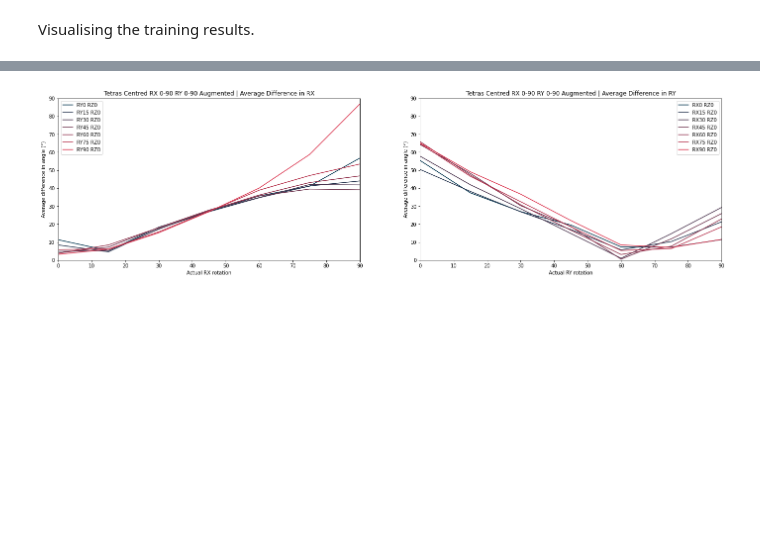
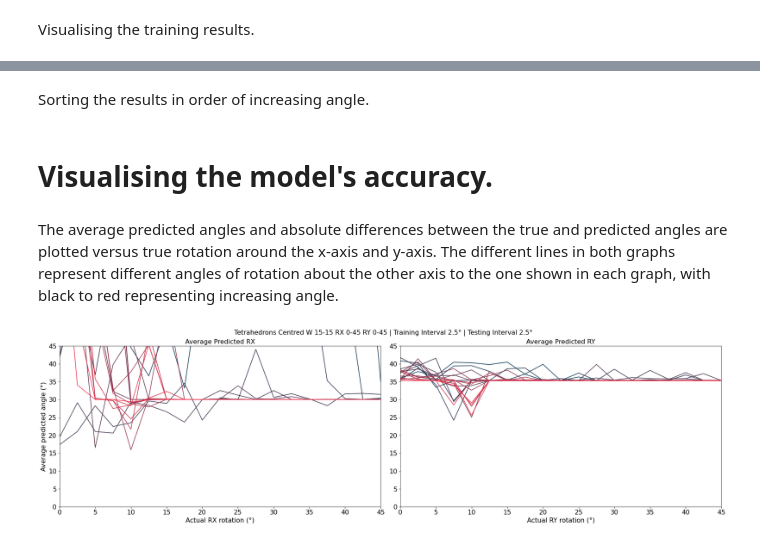
Before and after one commit to javidahmed64592/Y4-Nanoparticles-Project, a Jupyter notebook: RegressionNanoparticles.ipynb, the cells around one changed output, grey strips where cells are left out. Cells and saved outputs as stored; diff of their text form; code cells hidden in the pictures; blank space fills up the shorter version.

Commit message:
Changed how predictions are handled

```diff
--- a/RegressionNanoparticles.ipynb
+++ b/RegressionNanoparticles.ipynb
@@ -168,10 +184,11 @@ The model is created and compiled using mean squared error for the loss.
 model = get_model(train_labels.shape[1])
 model._name = "Nanoparticle_Regression"
 
-opt = SGD(learning_rate=0.00001)
-model.compile(optimizer='adam',
+opt = SGD(learning_rate=7e-04)
+model.compile(optimizer=opt,
               loss='mse',
-              metrics=['accuracy'])
+              metrics=['accuracy']
+)
 
 model.summary()
 # %% [output]
@@ -197,10 +214,11 @@ _________________________________________________________________
 # %% [markdown]
 The model is trained for 100 epochs.
 # %%
-epochs = 50
+epochs = 100
+
 history = model.fit(
   train_dataset,
   validation_data=valid_dataset,
-  epochs=epochs,
+  epochs=epochs
 )
 # %% [output]
@@ -286,2 +279,0 @@ def predict_image(prediction, img_name):
-# %%
-predictions = model.predict(test_dataset)
@@ -402,0 +450,2 @@ The average difference for each orientation is plotted to visualise how the accu
+# %% [markdown]
+Sorting the results in order of increasing angle.
@@ -403,29 +487,48 @@ The average difference for each orientation is plotted to visualise how the accu
+# %%
+ordered_rots_x, ordered_avg_pred_x, ordered_avg_dif_x = sort_and_reshape_array(true_rotations, avg_pred_rotations, avg_dif_rotations, [0, 1])
+ordered_rots_y, ordered_avg_pred_y, ordered_avg_dif_y = sort_and_reshape_array(true_rotations, avg_pred_rotations, avg_dif_rotations, [1, 0])
+# %% [markdown]
+# Visualising the model's accuracy.
+# %% [markdown]
+The average predicted angles and absolute differences between the true and predicted angles are plotted versus true rotation around the x-axis and y-axis. The different lines in both graphs represent different angles of rotation about the other axis to the one shown in each graph, with black to red representing increasing angle.
 # %%
-plt.figure(figsize=(24, 6))
+fig_pred = plt.figure(figsize=(24, 7))
+
 plt.subplot(121)
 
-for index in range(drx_mean.shape[0]):
-  plt.plot(tr_sortx[index][:,0], drx_mean[index], c=(index / x_count, 0.2, 0.3), label="RY%s RZ%s" % (tr_sortx[index][0][1], tr_sortx[index][0][2]))
+for index in range(ordered_rots_x.shape[0]):
+  actual_rotation = ordered_rots_x[index][:,0]
+  rotation_pred = ordered_avg_pred_x[index][:,0]
+  plt.plot(actual_rotation, rotation_pred, c=(index / ordered_rots_x.shape[0], 0.2, 0.3), label='RY%s RZ%s' % (ordered_rots_x[index][0][1], ordered_rots_x[index][0][2]))
 
-plt.xlabel("Actual RX rotation")
-plt.ylabel("Average difference in angle (°)")
+plt.xlabel("Actual RX rotation (°)", fontsize=16)
+plt.ylabel("Average predicted angle (°)", fontsize=16)
 plt.xlim([rx_min, rx_max])
-plt.ylim([0, np.max([rx_max - rx_min, ry_max - ry_min])])
-plt.title("%s | Average Difference in RX" % folder_name)
-plt.legend()
+plt.ylim([0, 45])
+plt.title("Average Predicted RX", fontsize=16)
+plt.xticks(fontsize=16)
+plt.yticks(fontsize=16)
+#plt.legend(loc='best', fontsize=14)
 
 plt.subplot(122)
 
-for index in range(dry_mean.shape[0]):
-  plt.plot(tr_sorty[index][:,1], dry_mean[index], c=(index / y_count, 0.2, 0.3), label="RX%s RZ%s" % (tr_sorty[index][0][0], tr_sorty[index][0][2]))
+for index in range(ordered_rots_y.shape[0]):
+  actual_rotation = ordered_rots_y[index][:,1]
+  rotation_pred = ordered_avg_pred_y[index][:,1]
+  plt.plot(actual_rotation, rotation_pred, c=(index / ordered_rots_y.shape[0], 0.2, 0.3), label="RX%s RZ%s" % (ordered_rots_y[index][0][0], ordered_rots_y[index][0][2]))
 
-plt.xlabel("Actual RY rotation")
-plt.ylabel("Average difference in angle (°)")
-plt.xlim([ry_min, ry_max])
-plt.ylim([0, np.max([rx_max - rx_min, ry_max - ry_min])])
-plt.title("%s | Average Difference in RY" % folder_name)
-plt.legend()
+plt.xlabel("Actual RY rotation (°)", fontsize=16)
+plt.xlim([rx_min, rx_max])
+plt.ylim([0, 45])
+plt.title("Average Predicted RY", fontsize=16)
+plt.xticks(fontsize=16)
+plt.yticks(fontsize=16)
+#plt.legend(loc='best', fontsize=14)
+
+plt.suptitle("%s | Training Interval %s° | Testing Interval %s°" % (folder_name, dr_train, dr_test), fontsize=16)
+plt.tight_layout()
+plt.subplots_adjust(top=0.90)
 
 plt.show()
 # %% [output]
-[figure, old version]
+[figure, new version]
```
Also changed, not shown: parts of 43 cells of this notebook, 2 other files.
